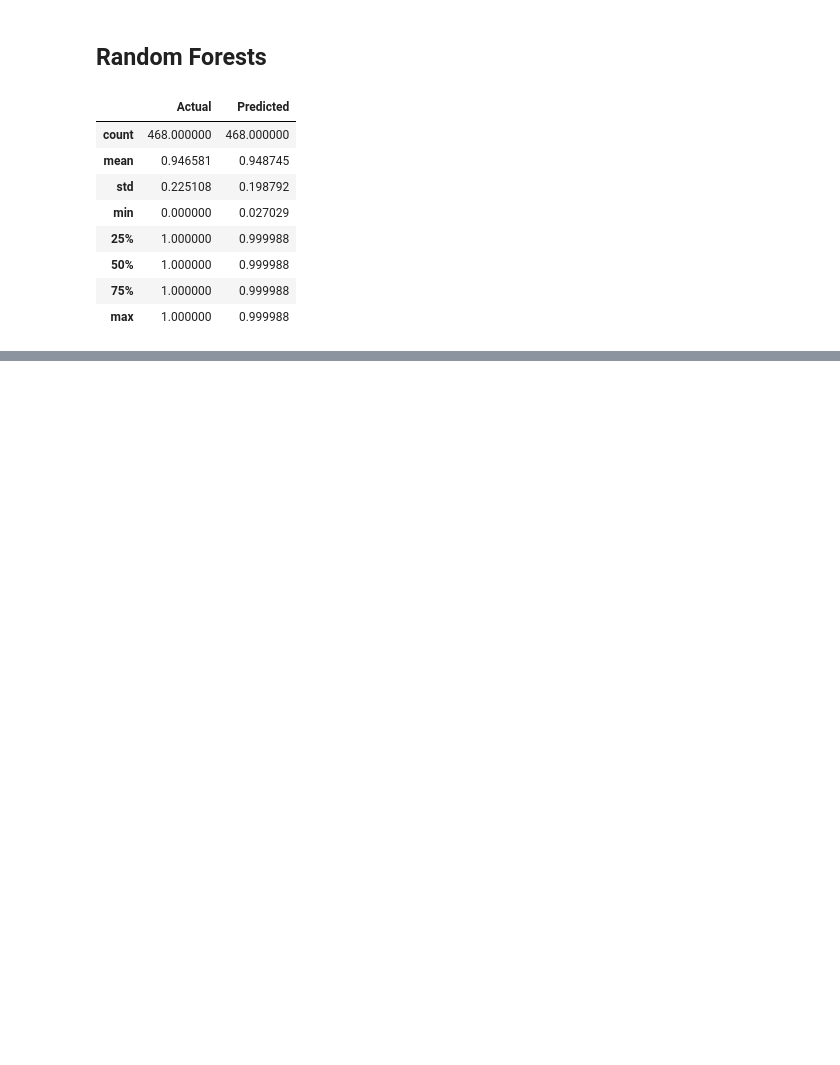
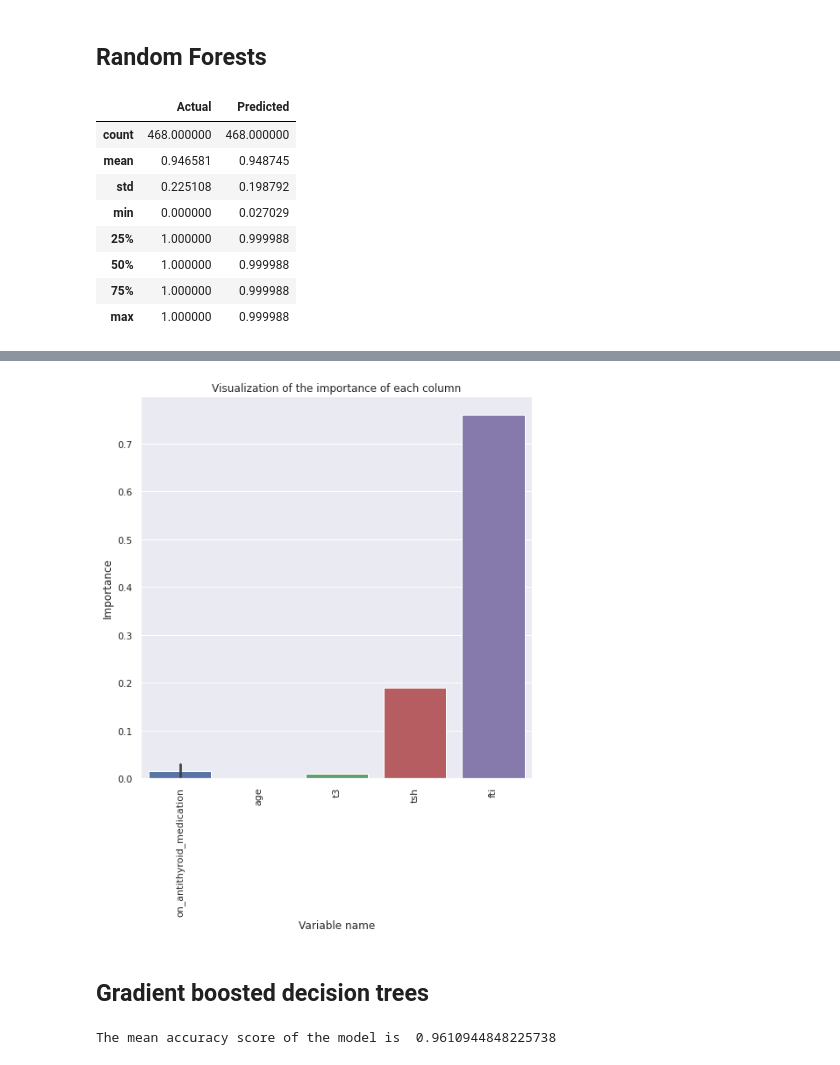
Before and after one commit to tiffanyndanu/Hypothyroidism, a Jupyter notebook: Hypothyridism.ipynb, the cells around one changed output, grey strips where cells are left out. Saved outputs shown, nothing was run; the diff lists cells and outputs as text; code cells hidden in the pictures; blank space fills up the shorter version.

```diff
--- a/Hypothyridism.ipynb
+++ b/Hypothyridism.ipynb
@@ -739,0 +771,16 @@ comparison_frame.describe()
+# %%
+# get numerical feature importances
+importances = list(forest.estimators_[10].feature_importances_)
+
+# list of tuples with variable and importance
+
+feature_importances = [(feature, round(importance,2)) for feature, importance in zip(X.columns, importances)]
+
+print(feature_importances)
+print()
+
+# sort the values in ascending order
+
+feature_importances = sorted(feature_importances, key=(lambda x: x[1]))
+
+[print('variable: {:20}  importance: {}'.format(*pair)) for pair in feature_importances]
@@ -739,0 +797,52 @@ comparison_frame.describe()
+# %%
+#Visualizing the important features
+
+#Creating the dataframe with the important features
+x_val = pd.DataFrame(feature_importances)
+x_val
+#Plotting the graphs using the seaborn barplot
+plt.figure(figsize=(8,8))
+sns.barplot(x =0, y = 1, data=x_val)
+plt.xlabel('Variable name')
+plt.xticks(rotation='vertical')
+plt.ylabel('Importance')
+plt.title('Visualization of the importance of each column')
+plt.show()
+# %% [output]
+[figure, added]
+# %% [markdown]
+## Gradient boosted decision trees
+# %%
+# splitting the data into features and labels
+X = Hyp[['tsh', 'fti', 'on_antithyroid_medication', 'on_antithyroid_medication', 't3', 'age']]
+y = np.where(Hyp['status']=='hypothyroid',0,1)
+
+# splitting the data into training and test sets
+X_train, X_test, y_train, y_test = train_test_split(X, y, test_size=0.2, random_state=0)
+
+# setting the number of trees that we want to predict
+target_number_trees = 100
+
+# setting the parameters for the classification boosting and fitting the model
+gbc = GradientBoostingClassifier(learning_rate=1, n_estimators = target_number_trees, max_depth=5, min_samples_split=20, random_state=0)
+
+gbc = gbc.fit(X_train, y_train)
+
+# predicting the model
+y_pred = gbc.predict(X)
+
+# checking the accuracy of the model
+# Evaluating the Algorithm
+# ---
+
+from sklearn import metrics
+
+# checking the accuracy of the model
+# Evaluating the Algorithm
+# ---
+#
+from sklearn import metrics
+
+print('The mean accuracy score of the model is ', gbc.score(X, y))
+# %% [output]
+The mean accuracy score of the model is  0.9610944848225738
```
Also changed, not shown: parts of 16 cells of this notebook.
